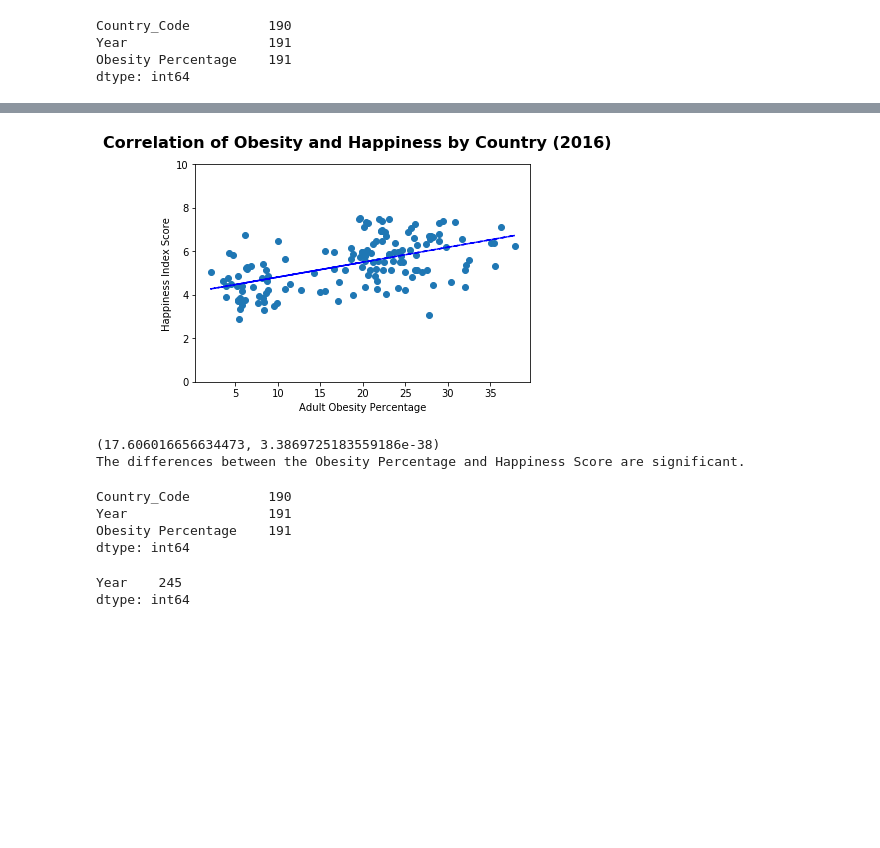
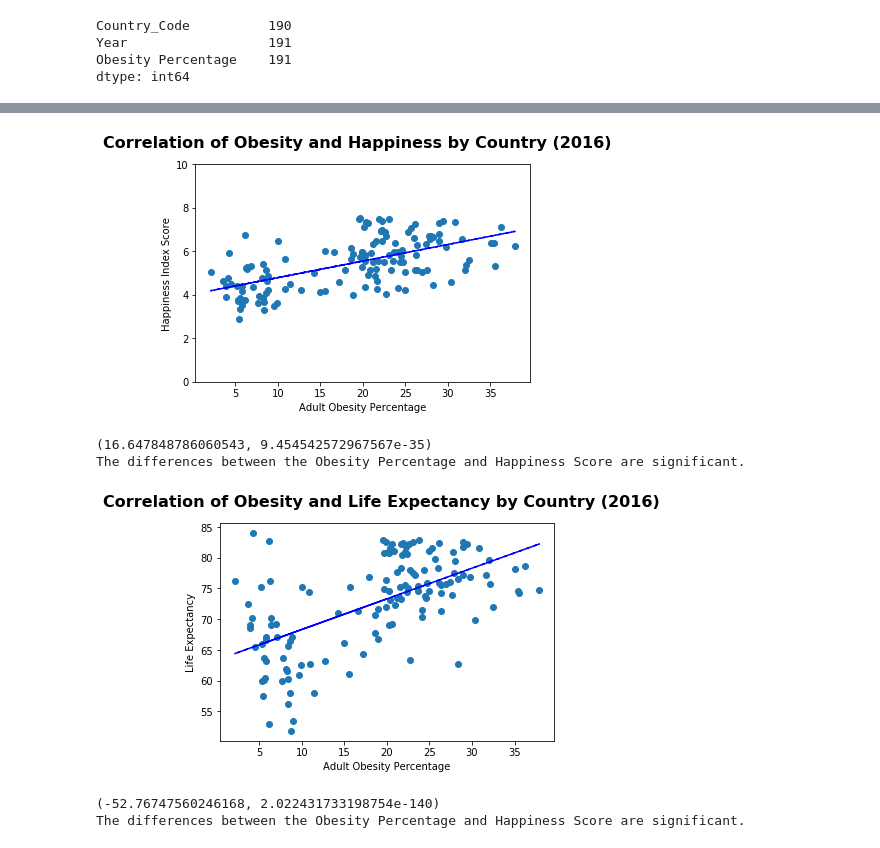
Before and after one commit to abigailmetzger/abigail_brennan_club, a Jupyter notebook: obesity_vs_happiness.ipynb, the cells around one changed output, grey strips where cells are left out. Drawn from its saved outputs; the diff is of its cells as text; code cells hidden in the pictures; blank space fills up the shorter version.

Commit message:
completed merges, more graphs

```diff
--- a/obesity_vs_happiness.ipynb
+++ b/obesity_vs_happiness.ipynb
@@ -91,9 +91,9 @@ Index(['Country Name', 'Country Code', 'Indicator Name', 'Indicator Code',
 # Cleaning Life Expectancy Data
 life_expectancy_data_2016 = pd.DataFrame({"Country Name" : life_expectancy_data["Country Name"],
                                          "Year" : life_expectancy_data["2016"]})
+life_expectancy_data_2016.columns = ["Country", "Life_Expectancy"]
 
-
-life_expectancy_data_2016_clean = life_expectancy_data_2016.dropna(subset = ['Year'])
-life_expectancy_cleaned = life_expectancy_data_2016_clean.set_index("Country Name")
+life_expectancy_data_2016_clean = life_expectancy_data_2016.dropna(subset = ['Life_Expectancy'])
+life_expectancy_cleaned = life_expectancy_data_2016_clean.set_index("Country")
 life_expectancy_cleaned.head()
 # %% [output]
@@ -109,8 +109,10 @@ life_expectancy_cleaned.head()
 gdp_data_2016 = pd.DataFrame({"Country Name" : gdp_data["Country Name"],
                             "Year" : gdp_data["2016"]})
 
+gdp_data_2016.columns = ["Country","GDP"]
 
-gdp_data_2016_clean = gdp_data_2016.dropna(subset = ['Year'])
-gdp_data_2016_clean = gdp_data_2016_clean.set_index("Country Name")
+
+gdp_data_2016_clean = gdp_data_2016.dropna(subset = ['GDP'])
+gdp_data_2016_clean = gdp_data_2016_clean.set_index("Country")
 gdp_data_2016_clean.head()
 # %% [output]
@@ -146,8 +148,10 @@ Year                  191
 Obesity Percentage    191
 dtype: int64
 # %%
-# Merge Happiness and Obesity Data Sets
-merged_obesity_happiness_data = pd.merge(happiness_data,obesity_data_country_indexed, how = "left", on = "Country")
-merged_obesity_happiness_data
+# Merge All Data Sets
+merged_obesity_happiness_data = pd.merge(happiness_data,obesity_data_country_indexed, how = "inner", on = "Country")
+merged_obesity_happiness_life_data = pd.merge(merged_obesity_happiness_data,life_expectancy_cleaned, how = "inner", on= "Country")
+merged_all_data = pd.merge(merged_obesity_happiness_life_data, gdp_data_2016_clean, how = "inner", on = "Country" )
+merged_all_data.sort_values("GDP")
 # %% [output]
 |  | Country | Region | Happiness Rank | Happiness Score | Lower Confidence Interval | Upper Confidence Interval | ... |
@@ -192,37 +175,25 @@ dtype: int64
 # %%
-(slope, intercept, _, _, _) = linregress(cleaned_merge["Obesity Percentage"],cleaned_merge["Happiness Score"])
-fit = slope * cleaned_merge["Obesity Percentage"] + intercept
+(slope, intercept, _, _, _) = linregress(merged_all_data["Obesity Percentage"],merged_all_data["Happiness Score"])
+fit = slope * merged_all_data["Obesity Percentage"] + intercept
 
 fig, ax = plt.subplots()
 fig.suptitle("Correlation of Obesity and Happiness by Country (2016)", fontsize=16, fontweight="bold")
 ax.set_ylim(0, 10)
 ax.set_xlabel("Adult Obesity Percentage")
 ax.set_ylabel("Happiness Index Score")
-ax.plot(cleaned_merge["Obesity Percentage"],cleaned_merge["Happiness Score"], linewidth=0, marker='o')
-ax.plot(cleaned_merge["Obesity Percentage"], fit, 'b--')
+ax.plot(merged_all_data["Obesity Percentage"],merged_all_data["Happiness Score"], linewidth=0, marker='o')
+ax.plot(merged_all_data["Obesity Percentage"], fit, 'b--')
 plt.show()
 # %% [output]
-[figure, old version]
+[figure, new version]
 # %%
 # Find Statistical Significance of Correlation of Obesity and Happiness by Country
-(t_stat, p) = ttest_ind(cleaned_merge["Obesity Percentage"],cleaned_merge["Happiness Score"], equal_var=False)
+(t_stat, p) = ttest_ind(merged_all_data["Obesity Percentage"],merged_all_data["Happiness Score"], equal_var=False)
 print((t_stat, p))
 if p < 0.05:
     print("The differences between the Obesity Percentage and Happiness Score are significant.")
 else:
-    print("The differences between  the Obesity Percentage and Happiness Score are due to chance.")
+    print("The differences between the Obesity Percentage and Happiness Score are due to chance.")
 # %% [output]
-(17.606016656634473, 3.3869725183559186e-38)
+(16.647848786060543, 9.454542572967567e-35)
 The differences between the Obesity Percentage and Happiness Score are significant.
-# %%
-obesity_data_country_indexed.count()
-# %% [output]
-Country_Code          190
-Year                  191
-Obesity Percentage    191
-dtype: int64
-# %%
-life_expectancy_cleaned.count()
-# %% [output]
-Year    245
-dtype: int64
@@ -232,0 +200,24 @@ merged_obesity_happiness_data
+# %%
+(slope, intercept, _, _, _) = linregress(merged_all_data["Obesity Percentage"],merged_all_data["Life_Expectancy"])
+fit = slope * merged_all_data["Obesity Percentage"] + intercept
+
+fig, ax = plt.subplots()
+fig.suptitle("Correlation of Obesity and Life Expectancy by Country (2016)", fontsize=16, fontweight="bold")
+
+ax.set_xlabel("Adult Obesity Percentage")
+ax.set_ylabel("Life Expectancy")
+ax.plot(merged_all_data["Obesity Percentage"],merged_all_data["Life_Expectancy"], linewidth=0, marker='o')
+ax.plot(merged_all_data["Obesity Percentage"], fit, 'b--')
+plt.show()
+# %% [output]
+[figure, added]
+# %%
+(t_stat, p) = ttest_ind(merged_all_data["Obesity Percentage"],merged_all_data["Life_Expectancy"], equal_var=False)
+print((t_stat, p))
+if p < 0.05:
+    print("The differences between the Obesity Percentage and Happiness Score are significant.")
+else:
+    print("The differences between the Obesity Percentage and Happiness Score are due to chance.")
+# %% [output]
+(-52.76747560246168, 2.022431733198754e-140)
+The differences between the Obesity Percentage and Happiness Score are significant.
```
Also changed, not shown: parts of 12 cells of this notebook.
